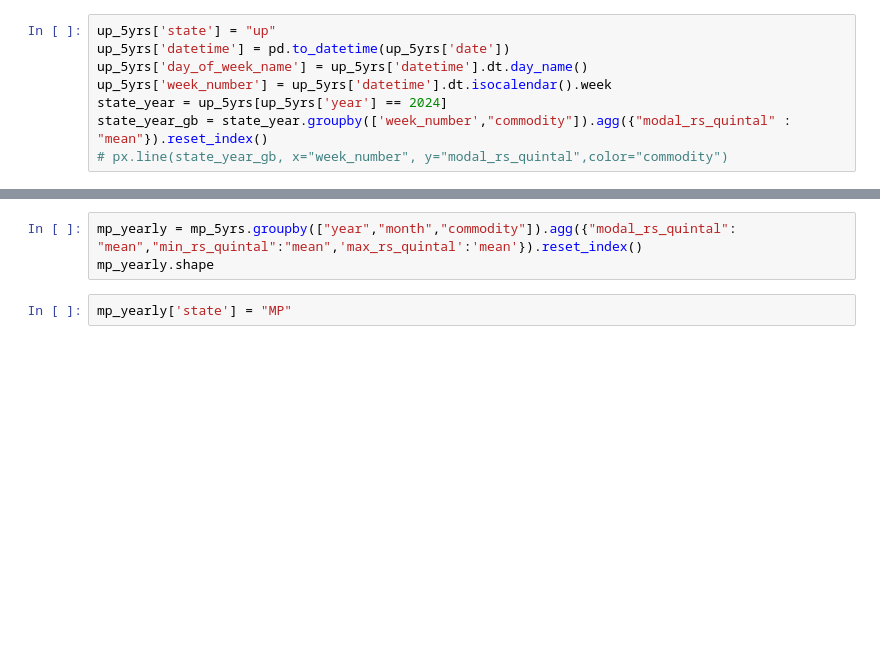
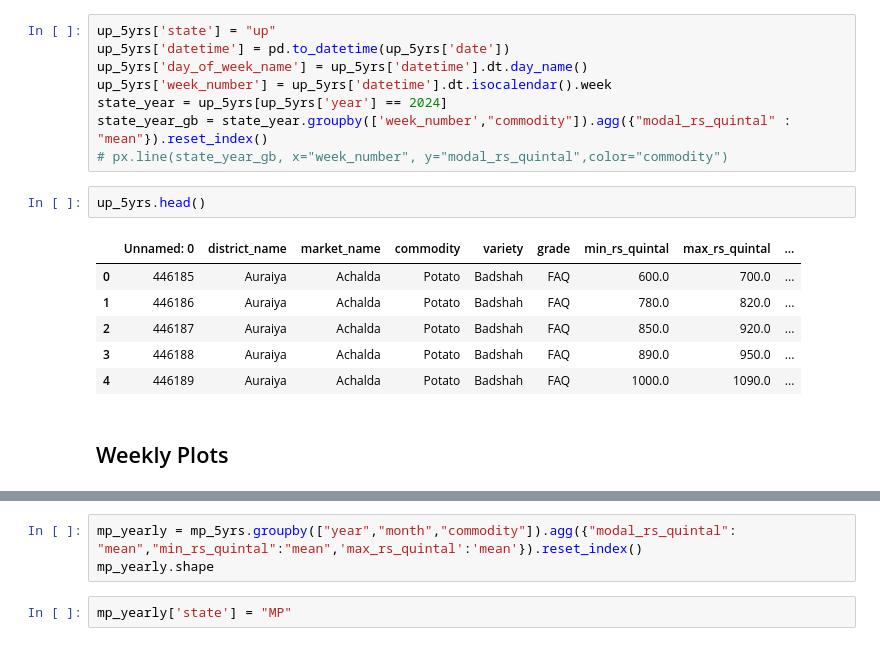
Before and after one commit to mashriram/sih_2024, a Jupyter notebook: src/5state_5years_analysis.ipynb, the cells around one changed output, grey strips where cells are left out. Saved outputs shown, nothing was run; the diff lists cells and outputs as text; blank space fills up the shorter version.

```diff
--- a/src/5state_5years_analysis.ipynb
+++ b/src/5state_5years_analysis.ipynb
@@ -30,3 +31,14 @@ up_5yrs['week_number'] = up_5yrs['datetime'].dt.isocalendar().week
 state_year = up_5yrs[up_5yrs['year'] == 2024]
 state_year_gb = state_year.groupby(['week_number',"commodity"]).agg({"modal_rs_quintal" : "mean"}).reset_index()
 # px.line(state_year_gb, x="week_number", y="modal_rs_quintal",color="commodity")
+# %%
+up_5yrs.head()
+# %% [output]
+|  | Unnamed: 0 | district_name | market_name | commodity | variety | grade | min_rs_quintal | max_rs_quintal | ... |
+| 0 | 446185 | Auraiya | Achalda | Potato | Badshah | FAQ | 600.0 | 700.0 | ... |
+| 1 | 446186 | Auraiya | Achalda | Potato | Badshah | FAQ | 780.0 | 820.0 | ... |
+| 2 | 446187 | Auraiya | Achalda | Potato | Badshah | FAQ | 850.0 | 920.0 | ... |
+| 3 | 446188 | Auraiya | Achalda | Potato | Badshah | FAQ | 890.0 | 950.0 | ... |
+| 4 | 446189 | Auraiya | Achalda | Potato | Badshah | FAQ | 1000.0 | 1090.0 | ... |
+# %% [markdown]
+## Weekly Plots
```
Also changed, not shown: parts of 7 cells of this notebook.
